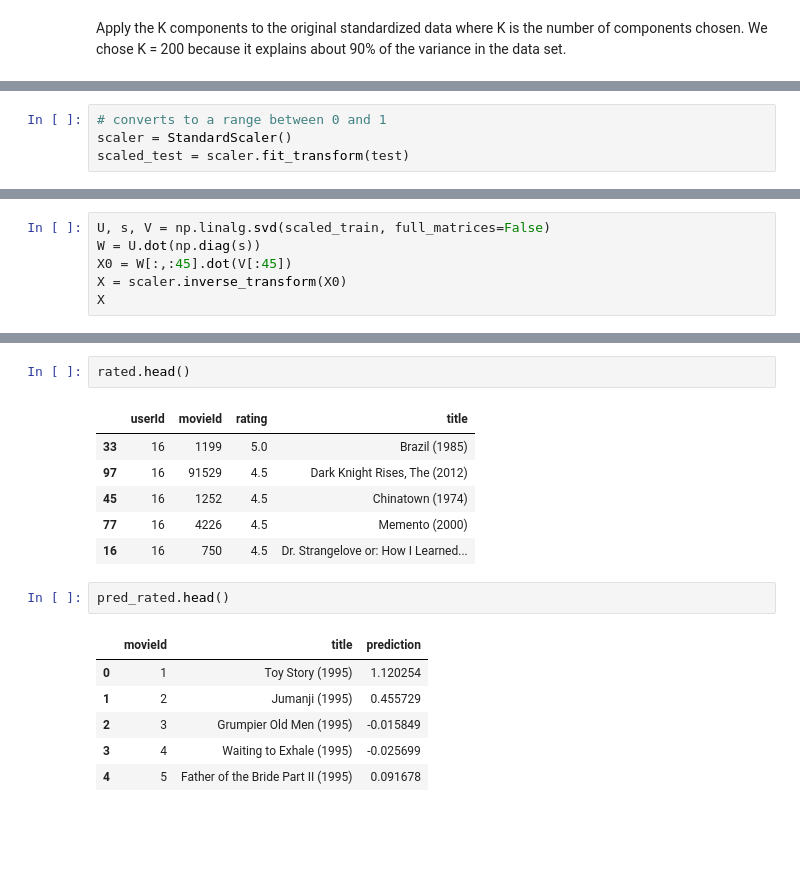
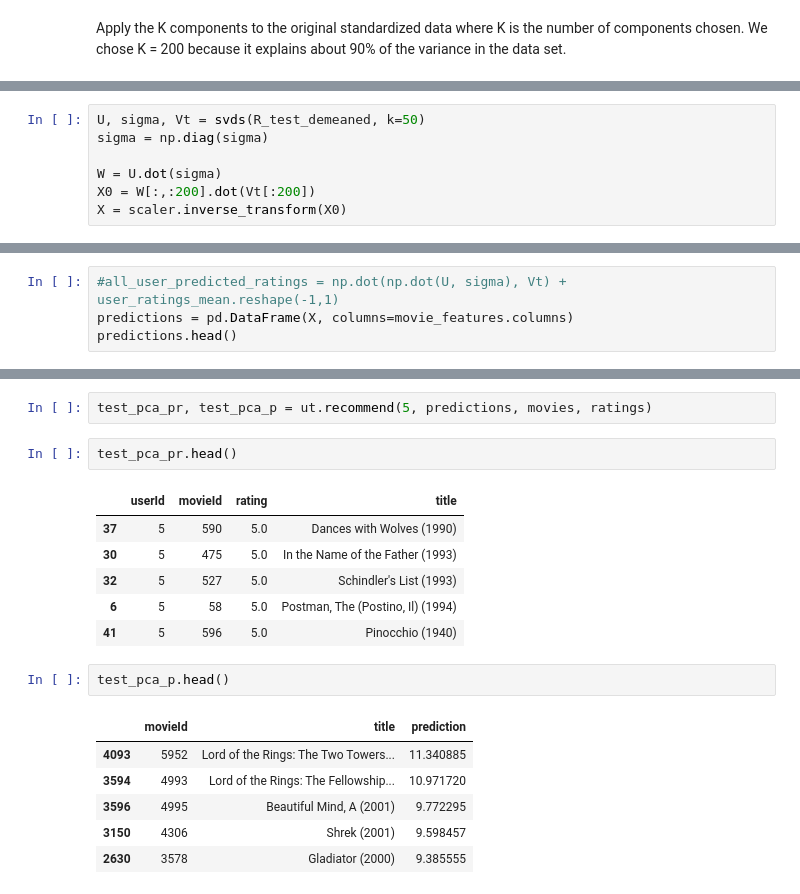
Before and after one commit to erikchomez/CS179FinalProject, a Jupyter notebook: PCA_Recommender_System.ipynb, the cells around one changed output, grey strips where cells are left out. Cells and saved outputs as stored; diff of their text form; blank space fills up the shorter version.

```diff
--- a/PCA_Recommender_System.ipynb
+++ b/PCA_Recommender_System.ipynb
@@ -181,4 +215,0 @@ Now we try it on our testing data
-# %%
-# converts to a range between 0 and 1
-scaler = StandardScaler()
-scaled_test = scaler.fit_transform(test)
@@ -213,6 +218,7 @@ plt.show()
 # %%
-U, s, V = np.linalg.svd(scaled_train, full_matrices=False)
-W = U.dot(np.diag(s))
-X0 = W[:,:45].dot(V[:45])
+U, sigma, Vt = svds(R_test_demeaned, k=50)
+sigma = np.diag(sigma)
+
+W = U.dot(sigma)
+X0 = W[:,:200].dot(Vt[:200])
 X = scaler.inverse_transform(X0)
-X
@@ -245,0 +225,4 @@ rated, pred_rated = recommend_movies(16, preds_df, movies, ratings)
+# %%
+#all_user_predicted_ratings = np.dot(np.dot(U, sigma), Vt) + user_ratings_mean.reshape(-1,1)
+predictions = pd.DataFrame(X, columns=movie_features.columns)
+predictions.head()
@@ -246,18 +237,20 @@ rated, pred_rated = recommend_movies(16, preds_df, movies, ratings)
+# %%
+test_pca_pr, test_pca_p = ut.recommend(5, predictions, movies, ratings)
 # %%
-rated.head()
+test_pca_pr.head()
 # %% [output]
 |  | userId | movieId | rating | title |
-| 33 | 16 | 1199 | 5.0 | Brazil (1985) |
-| 97 | 16 | 91529 | 4.5 | Dark Knight Rises, The (2012) |
-| 45 | 16 | 1252 | 4.5 | Chinatown (1974) |
-| 77 | 16 | 4226 | 4.5 | Memento (2000) |
-| 16 | 16 | 750 | 4.5 | Dr. Strangelove or: How I Learned... |
+| 37 | 5 | 590 | 5.0 | Dances with Wolves (1990) |
+| 30 | 5 | 475 | 5.0 | In the Name of the Father (1993) |
+| 32 | 5 | 527 | 5.0 | Schindler's List (1993) |
+| 6 | 5 | 58 | 5.0 | Postman, The (Postino, Il) (1994) |
+| 41 | 5 | 596 | 5.0 | Pinocchio (1940) |
 # %%
-pred_rated.head()
+test_pca_p.head()
 # %% [output]
 |  | movieId | title | prediction |
-| 0 | 1 | Toy Story (1995) | 1.120254 |
-| 1 | 2 | Jumanji (1995) | 0.455729 |
-| 2 | 3 | Grumpier Old Men (1995) | -0.015849 |
-| 3 | 4 | Waiting to Exhale (1995) | -0.025699 |
-| 4 | 5 | Father of the Bride Part II (1995) | 0.091678 |
+| 4093 | 5952 | Lord of the Rings: The Two Towers... | 11.340885 |
+| 3594 | 4993 | Lord of the Rings: The Fellowship... | 10.971720 |
+| 3596 | 4995 | Beautiful Mind, A (2001) | 9.772295 |
+| 3150 | 4306 | Shrek (2001) | 9.598457 |
+| 2630 | 3578 | Gladiator (2000) | 9.385555 |
```
Also changed, not shown: parts of 49 cells of this notebook, 1 other file.
